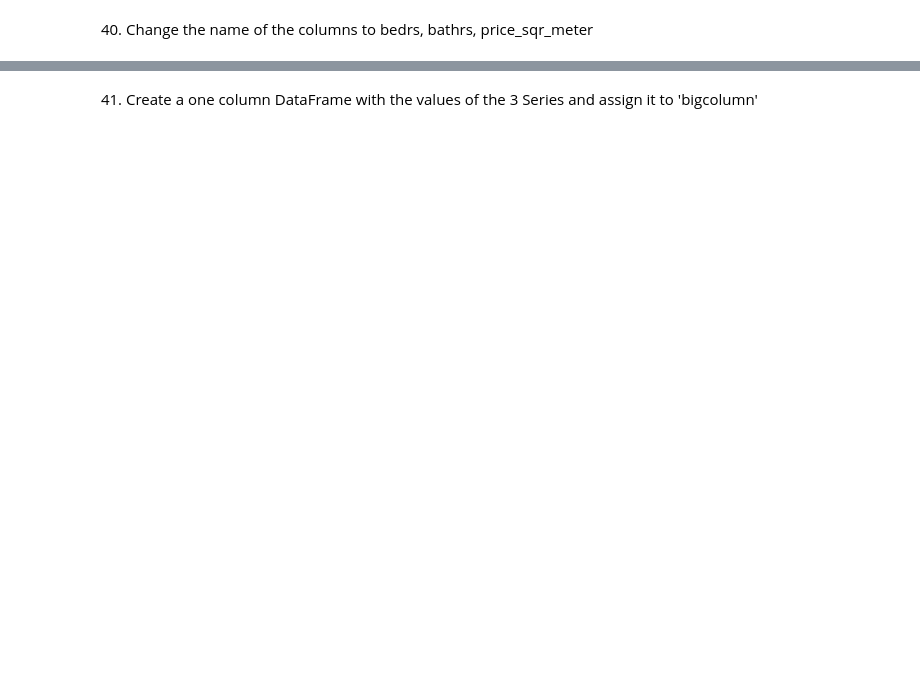
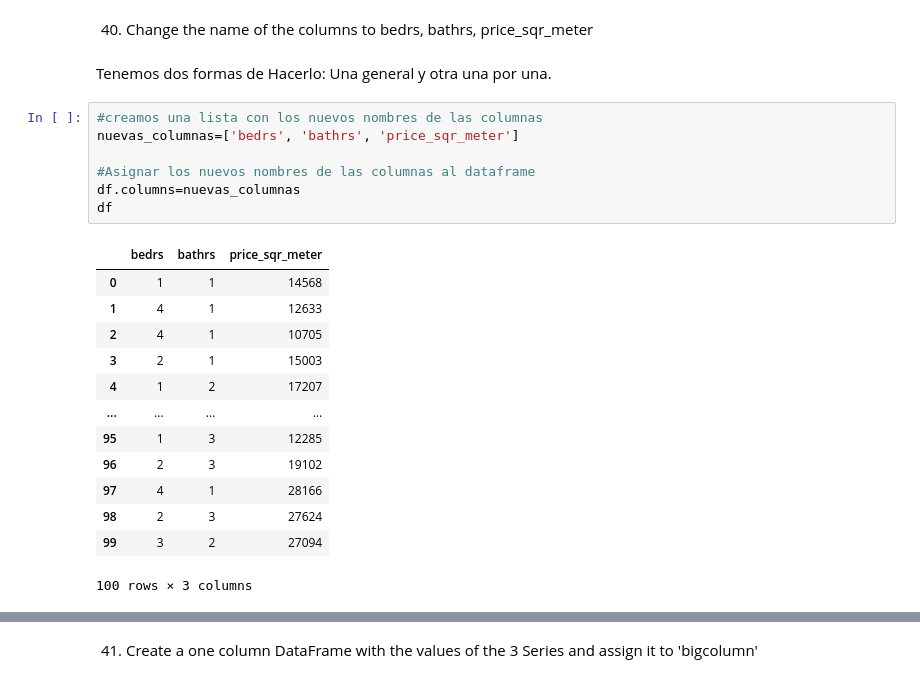
Before and after one commit to Luis-Eduardo-P-Ch/Programacion-para-el-Analisis-de-datos, a Jupyter notebook: Practica4.ipynb, the cells around one changed output, grey strips where cells are left out. Drawn from its saved outputs; the diff is of its cells as text; blank space fills up the shorter version.

```diff
--- a/Practica4.ipynb
+++ b/Practica4.ipynb
@@ -679,2 +714,25 @@ This time we will create our own dataset with fictional numbers to describe a ho
 # %% [markdown]
 40. Change the name of the columns to bedrs, bathrs, price_sqr_meter
+# %% [markdown]
+Tenemos dos formas de Hacerlo: Una general y otra una por una.
+# %%
+#creamos una lista con los nuevos nombres de las columnas
+nuevas_columnas=['bedrs', 'bathrs', 'price_sqr_meter']
+
+#Asignar los nuevos nombres de las columnas al dataframe
+df.columns=nuevas_columnas
+df
+# %% [output]
+|  | bedrs | bathrs | price_sqr_meter |
+| 0 | 1 | 1 | 14568 |
+| 1 | 4 | 1 | 12633 |
+| 2 | 4 | 1 | 10705 |
+| 3 | 2 | 1 | 15003 |
+| 4 | 1 | 2 | 17207 |
+| ... | ... | ... | ... |
+| 95 | 1 | 3 | 12285 |
+| 96 | 2 | 3 | 19102 |
+| 97 | 4 | 1 | 28166 |
+| 98 | 2 | 3 | 27624 |
+| 99 | 3 | 2 | 27094 |
+100 rows × 3 columns
```
Also changed, not shown: parts of 7 cells of this notebook.
